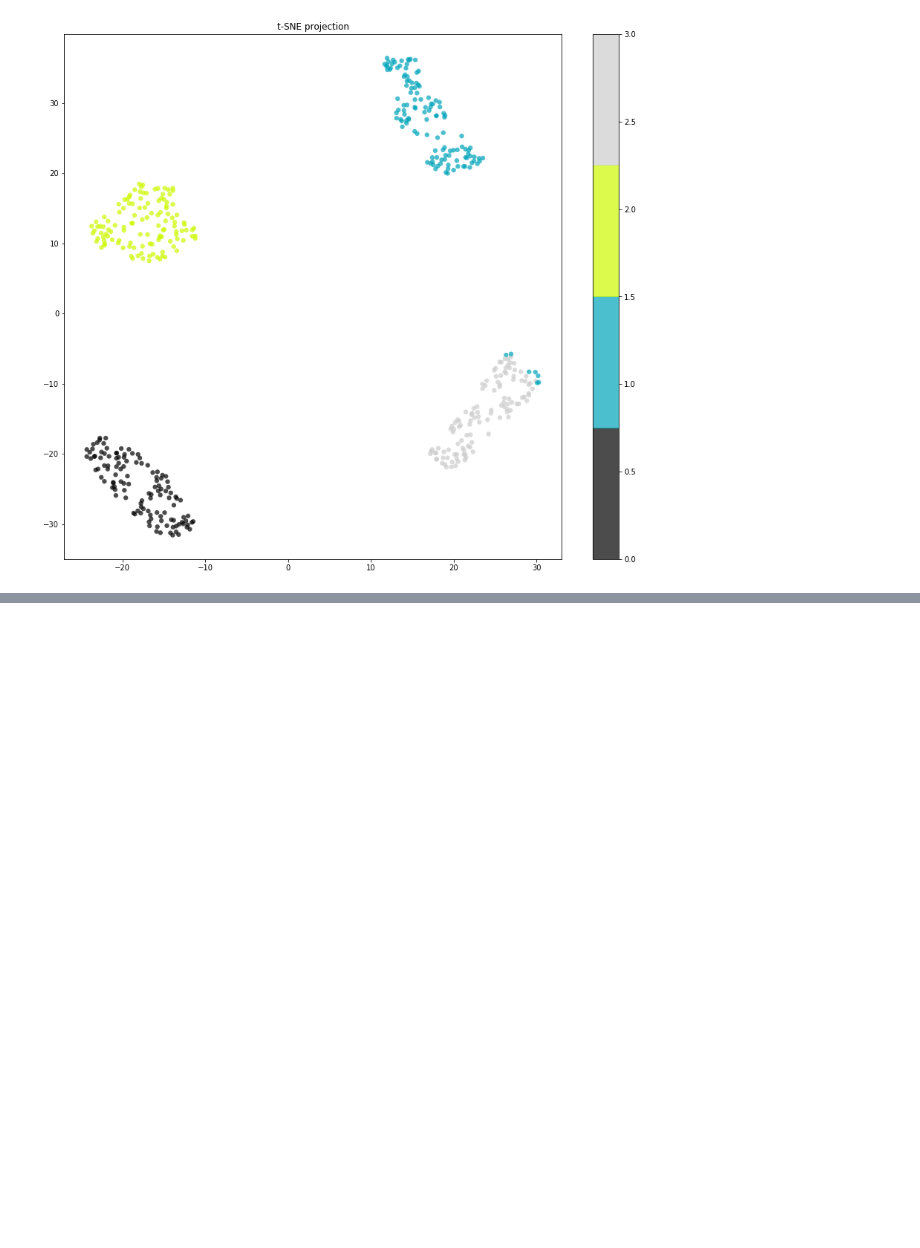
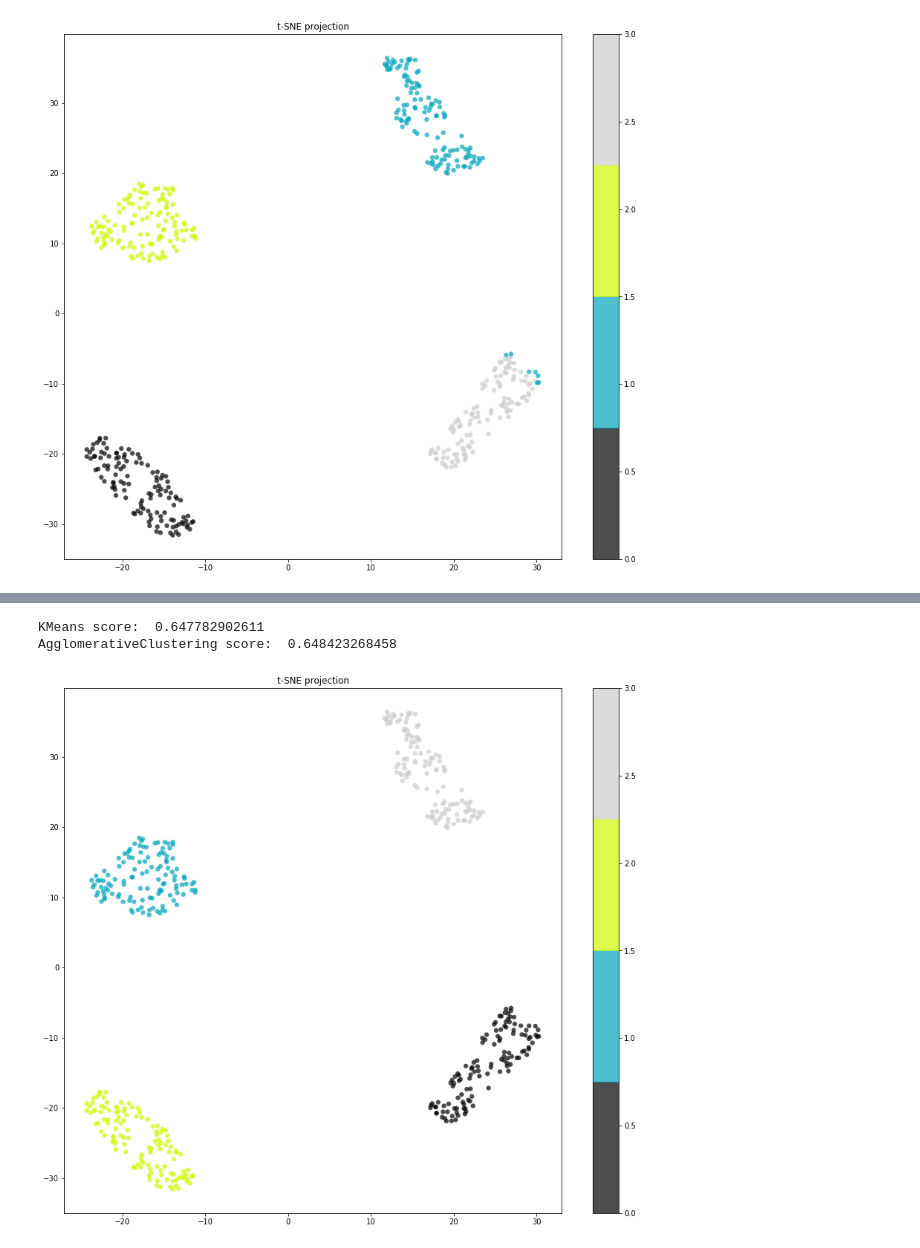
Before and after one commit to JustM57/ml_examples, a Jupyter notebook: clustering.ipynb, the cells around one changed output, grey strips where cells are left out. Saved outputs shown, nothing was run; the diff lists cells and outputs as text; code cells hidden in the pictures; blank space fills up the shorter version.

```diff
--- a/clustering.ipynb
+++ b/clustering.ipynb
@@ -127,0 +130,15 @@ plt.title('t-SNE projection');
+# %%
+ac = AgglomerativeClustering(n_clusters = 4).fit(X)
+print("KMeans score: ", metrics.silhouette_score(X, kmeans.labels_, metric='euclidean'))
+print("AgglomerativeClustering score: ", metrics.silhouette_score(X, ac.labels_, metric='euclidean'))
+df['Класс'] = ac.labels_
+plt.figure(figsize=(15,13))
+plt.scatter(X_tsne[:, 0], X_tsne[:, 1], c=df.Класс,
+            edgecolor='none', alpha=0.7, s=40,
+            cmap=plt.cm.get_cmap('nipy_spectral', 4))
+plt.colorbar()
+plt.title('t-SNE projection');
+# %% [output]
+KMeans score:  0.647782902611
+AgglomerativeClustering score:  0.648423268458
+[figure, added]
```
Also changed, not shown: parts of 6 cells of this notebook.
